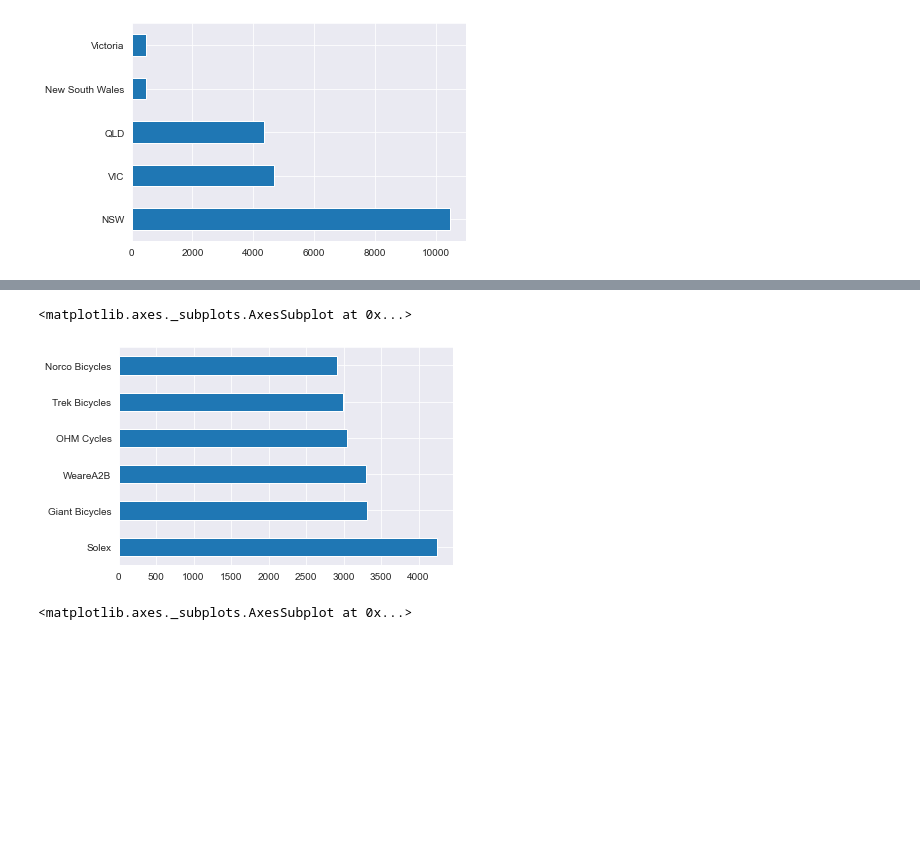
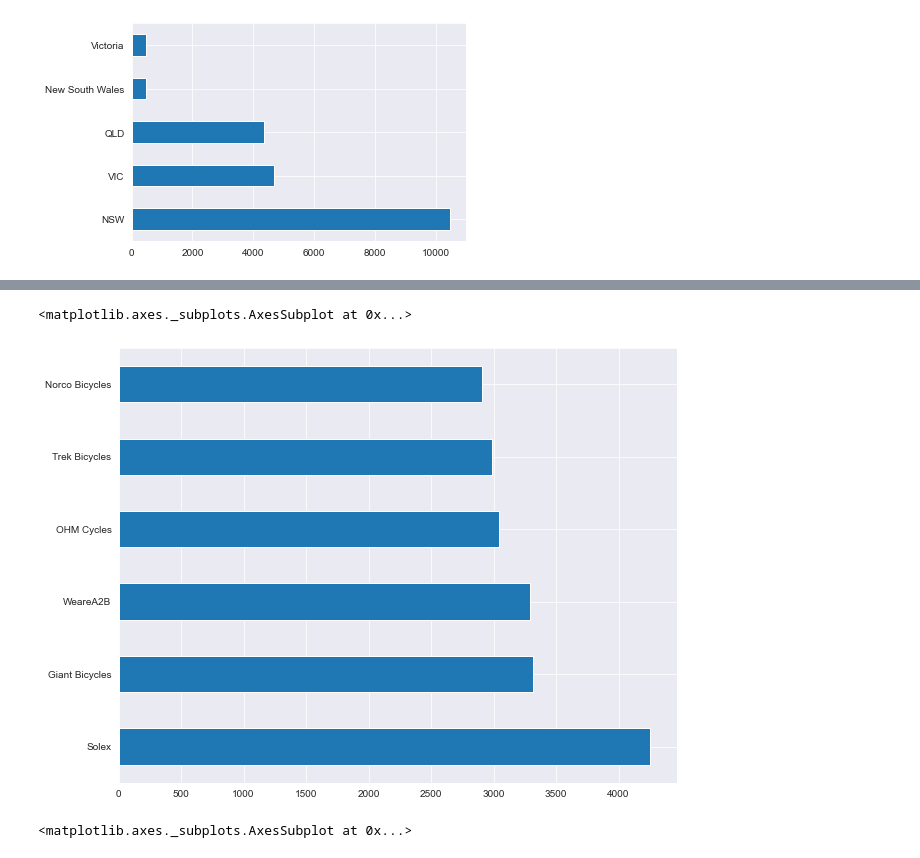
Before and after one commit to victordanok/KPMG-Forage-Internship, a Jupyter notebook: KPMG Module 1.ipynb, the cells around one changed output, grey strips where cells are left out. Drawn from its saved outputs; the diff is of its cells as text; code cells hidden in the pictures; blank space fills up the shorter version.

```diff
--- a/KPMG Module 1.ipynb
+++ b/KPMG Module 1.ipynb
@@ -192,8 +200,9 @@ customers.property_valuation.value_counts().sort_index().plot.barh()
 # %%
+plt.figure(figsize=(10, 8))
 customers.brand.value_counts().plot.barh()
 # %% [output]
 <matplotlib.axes._subplots.AxesSubplot at 0x...>
-[figure, old version]
+[figure, new version]
 # %%
 customers.product_class.value_counts().plot.barh()
 # %% [output]
```
Also changed, not shown: parts of 28 cells of this notebook, 1 other file.
